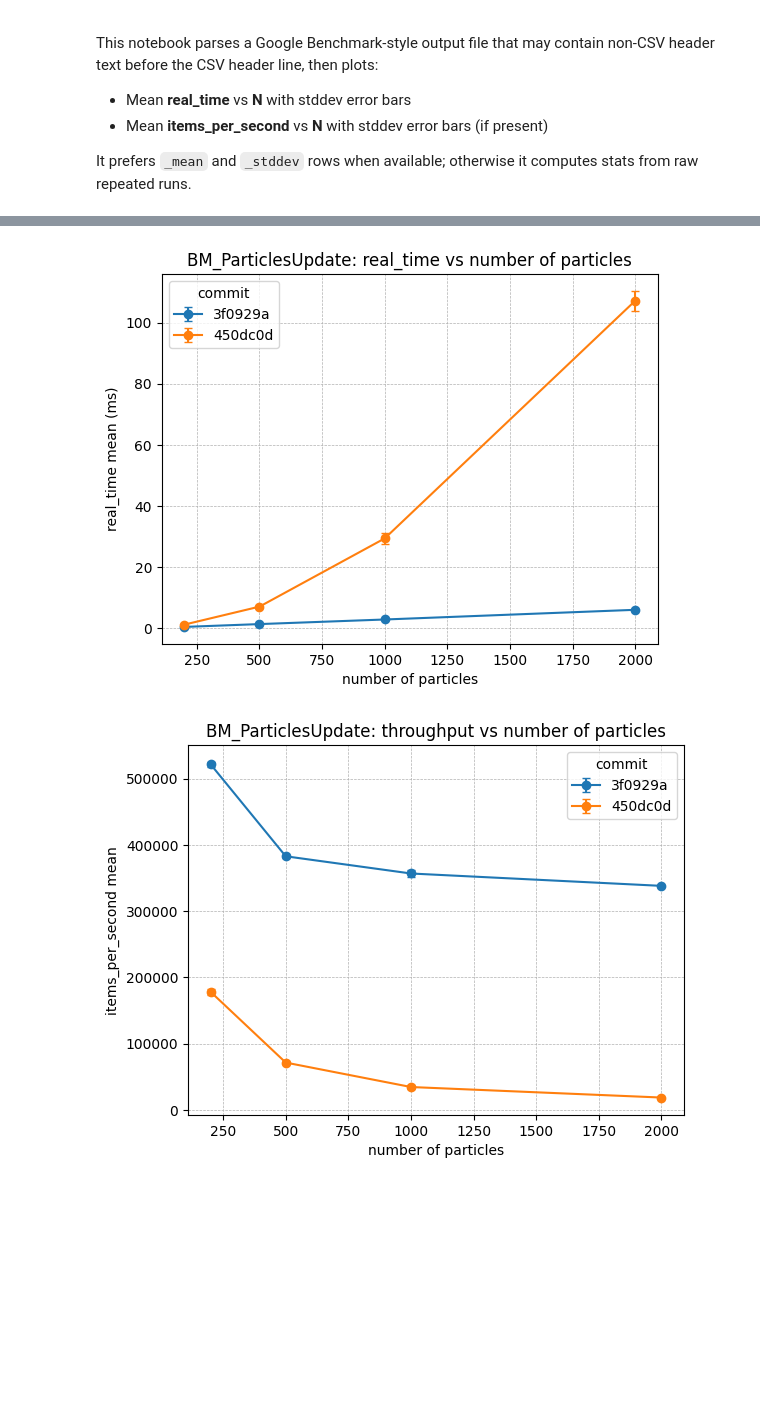
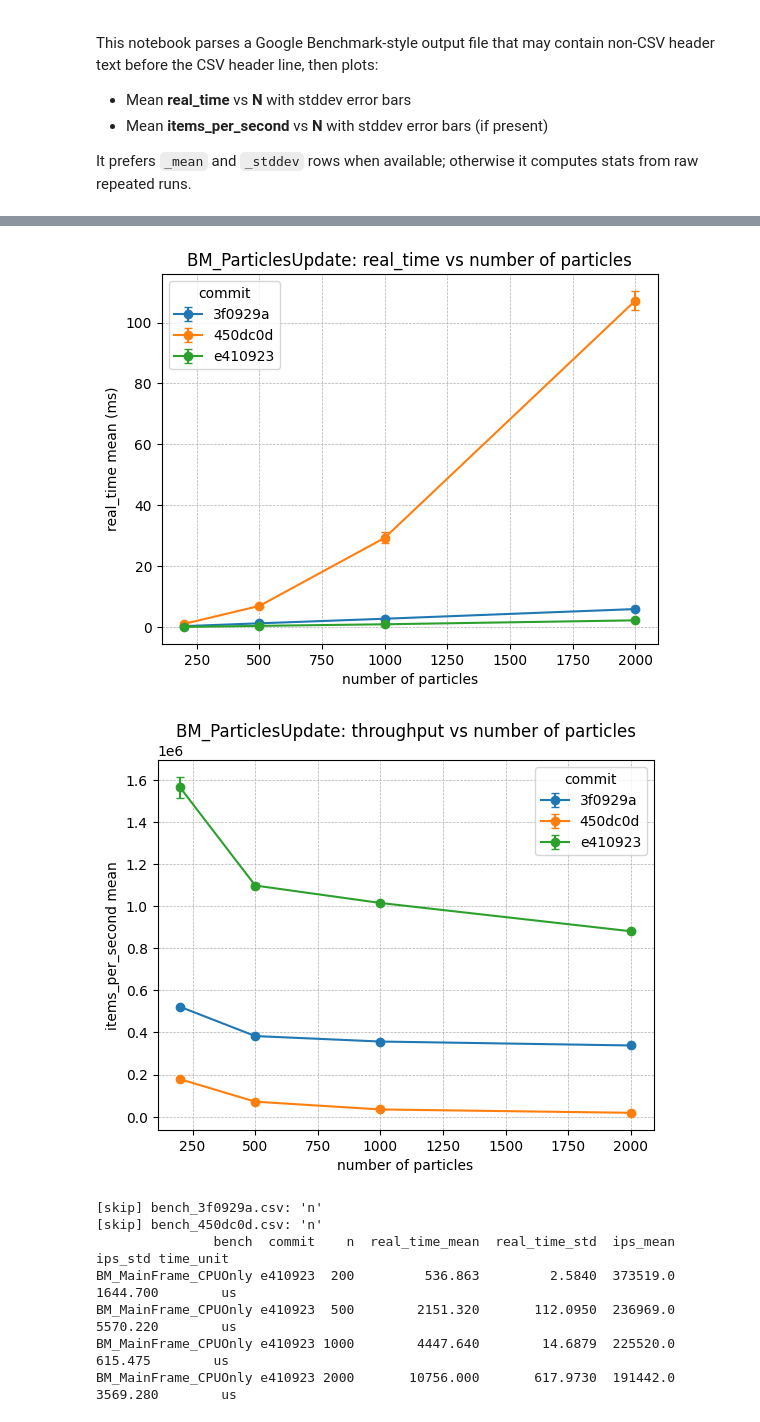
Before and after one commit to lukasvarhol/fluid-sim, a Jupyter notebook: benchmarks/benchmark_plotting.ipynb, the cells around one changed output, grey strips where cells are left out. Saved outputs shown, nothing was run; the diff lists cells and outputs as text; code cells hidden in the pictures; blank space fills up the shorter version.

```diff
--- a/benchmarks/benchmark_plotting.ipynb
+++ b/benchmarks/benchmark_plotting.ipynb
@@ -30,7 +30,7 @@ import matplotlib.pyplot as plt
 
 
 DATA_DIR = Path("data")
-BENCH_BASE = "BM_ParticlesUpdate"
+BENCH_BASES = ["BM_ParticlesUpdate", "BM_MainFrame_CPUOnly"]
 CSV_HEADER = "name,iterations,real_time,cpu_time,time_unit,bytes_per_second,items_per_second,label,error_occurred,error_message"
 
 _name_re = re.compile(r"^(?P<base>.+?)/(?P<n>\d+)(?P<suffix>_(mean|median|stddev|cv))?$")
@@ -196,15 +196,27 @@ def plot_stats_multi(all_stats: list[tuple[str, pd.DataFrame]], base_filter: str
 
 
 # --- Run ---
-all_stats = load_all_stats(DATA_DIR, base_filter=BENCH_BASE)
 
-# Optional: inspect combined table
-combined = pd.concat(
-    [st.assign(commit=label) for label, st in all_stats],
-    ignore_index=True
-)
-combined = combined[["commit", "n", "real_time_mean", "real_time_std", "ips_mean", "ips_std", "time_unit"]]
-print(combined)
+for base in BENCH_BASES:
+    all_stats = load_all_stats(DATA_DIR, base_filter=base)
 
-plot_stats_multi(all_stats, base_filter=BENCH_BASE, log_axes=False)
+    if not all_stats:
+        print(f"[warn] no data for {base}")
+        continue
+
+    combined = pd.concat(
+        [st.assign(commit=label, bench=base) for label, st in all_stats],
+        ignore_index=True
+    )
+
+    # Be robust if some columns are missing
+    wanted = ["bench", "commit", "n", "real_time_mean", "real_time_std", "ips_mean", "ips_std", "time_unit"]
+    for col in wanted:
+        if col not in combined.columns:
+            combined[col] = np.nan
+
+    combined = combined[wanted].sort_values(["bench", "commit", "n"])
+    print(combined.to_string(index=False))
+
+    plot_stats_multi(all_stats, base_filter=base, log_axes=False)
 # %% [output]
@@ -220,2 +236,9 @@ plot_stats_multi(all_stats, base_filter=BENCH_BASE, log_axes=False)
-[figure, old version]
+[figure, new version]
-[figure, old version]
+[figure, new version]
+[skip] bench_3f0929a.csv: 'n'
+[skip] bench_450dc0d.csv: 'n'
+               bench  commit    n  real_time_mean  real_time_std  ips_mean  ips_std time_unit
+BM_MainFrame_CPUOnly e410923  200         536.863         2.5840  373519.0 1644.700        us
+BM_MainFrame_CPUOnly e410923  500        2151.320       112.0950  236969.0 5570.220        us
+BM_MainFrame_CPUOnly e410923 1000        4447.640        14.6879  225520.0  615.475        us
+BM_MainFrame_CPUOnly e410923 2000       10756.000       617.9730  191442.0 3569.280        us
```
Also changed, not shown: parts of 1 cell of this notebook, 6 other files.
